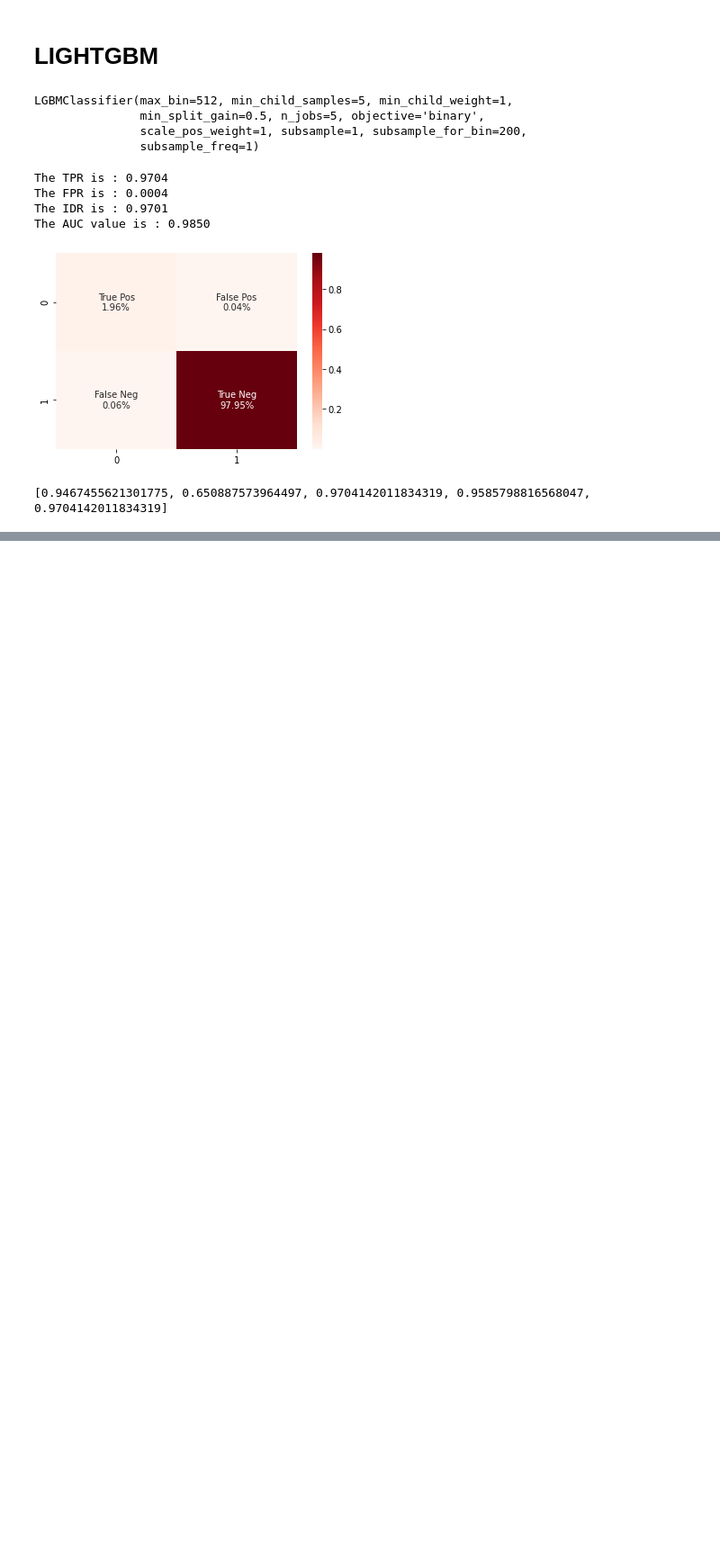
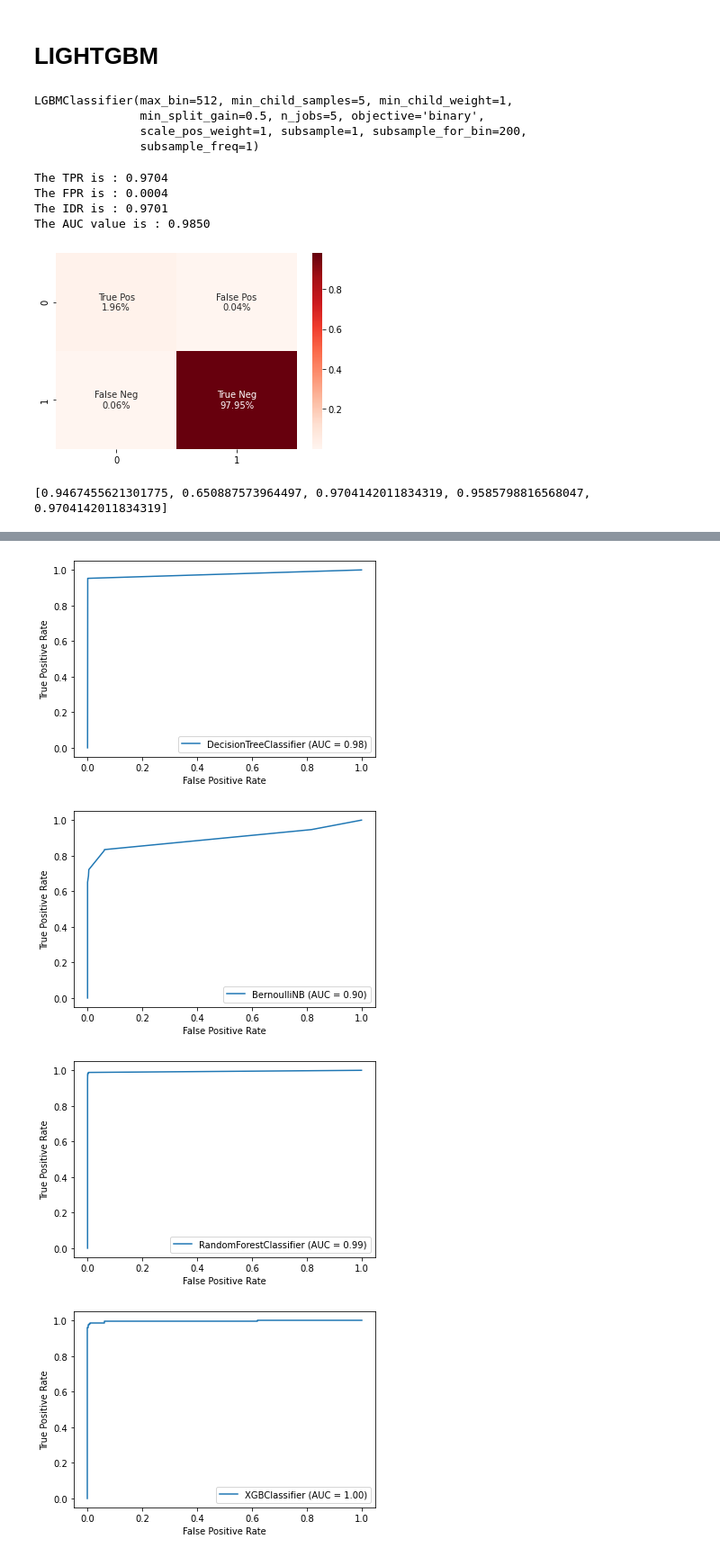
Before and after one commit to AkshithBellare/MalJPEG, a Jupyter notebook: various_models.ipynb, the cells around one changed output, grey strips where cells are left out. Shown at 90% size. Drawn from its saved outputs; the diff is of its cells as text; code cells hidden in the pictures; blank space fills up the shorter version.

```diff
--- a/various_models.ipynb
+++ b/various_models.ipynb
@@ -368,0 +373,8 @@ plt.savefig('test.png')
+# %%
+for model in models:
+    plot_roc_curve(model,x_test,y_test)
+# %% [output]
+[figure, added]
+[figure, added]
+[figure, added]
+[figure, added]
```
Also changed, not shown: parts of 8 cells of this notebook, 1 other file.
